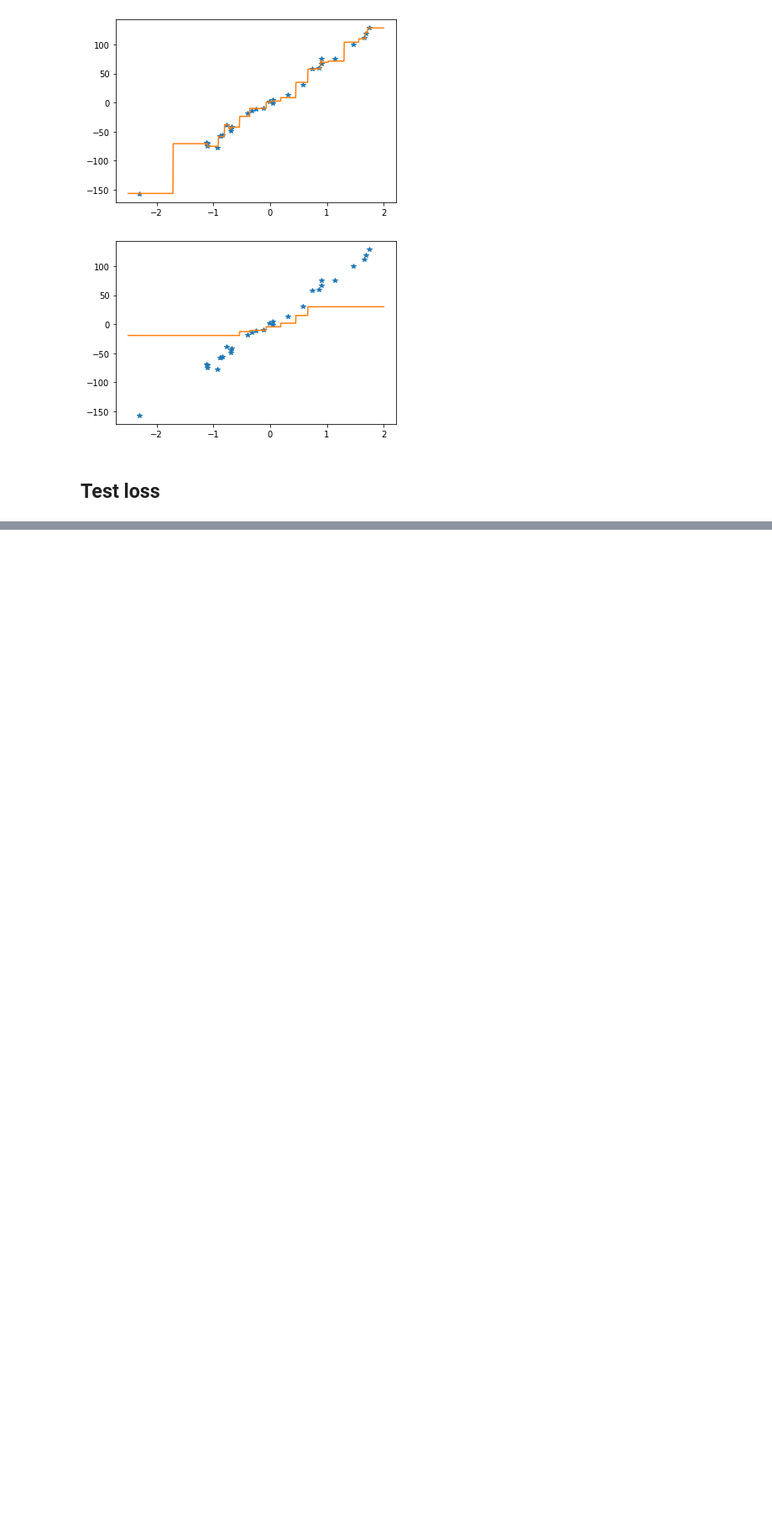
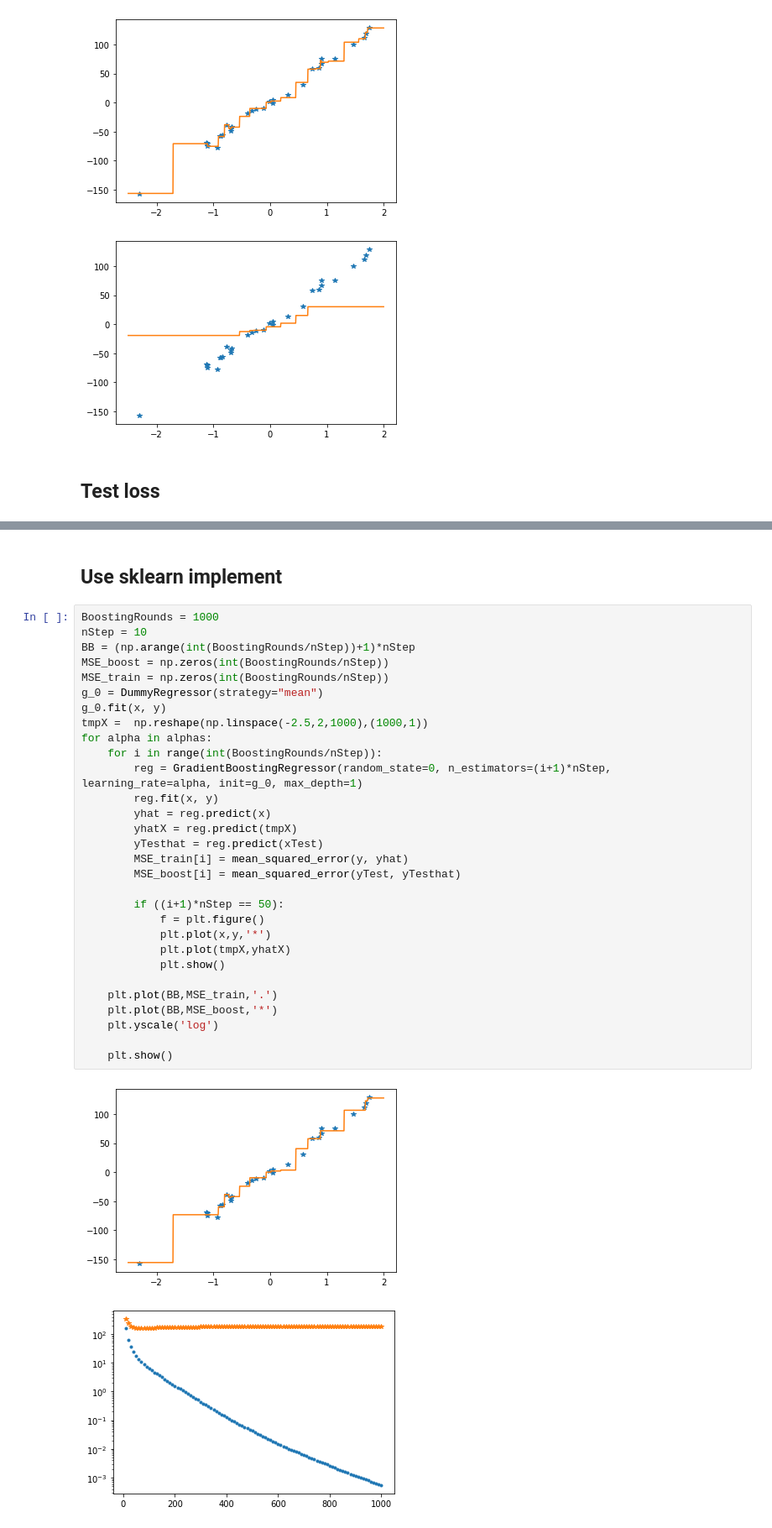
Before and after one commit to gnitnaw/Programs, a Jupyter notebook: Chapter8/RegressionBoosting.ipynb, the cells around one changed output, grey strips where cells are left out. Shown at 84% size. Drawn from its saved outputs; the diff is of its cells as text; blank space fills up the shorter version.

```diff
--- a/Chapter8/RegressionBoosting.ipynb
+++ b/Chapter8/RegressionBoosting.ipynb
@@ -138,0 +142,35 @@ for alpha in alphas:
+# %% [markdown]
+## Use sklearn implement
+# %%
+BoostingRounds = 1000
+nStep = 10
+BB = (np.arange(int(BoostingRounds/nStep))+1)*nStep
+MSE_boost = np.zeros(int(BoostingRounds/nStep))
+MSE_train = np.zeros(int(BoostingRounds/nStep))
+g_0 = DummyRegressor(strategy="mean")
+g_0.fit(x, y)
+tmpX =  np.reshape(np.linspace(-2.5,2,1000),(1000,1))
+for alpha in alphas:
+    for i in range(int(BoostingRounds/nStep)):
+        reg = GradientBoostingRegressor(random_state=0, n_estimators=(i+1)*nStep, learning_rate=alpha, init=g_0, max_depth=1)
+        reg.fit(x, y)
+        yhat = reg.predict(x)
+        yhatX = reg.predict(tmpX)
+        yTesthat = reg.predict(xTest)
+        MSE_train[i] = mean_squared_error(y, yhat)
+        MSE_boost[i] = mean_squared_error(yTest, yTesthat)
+
+        if ((i+1)*nStep == 50):
+            f = plt.figure()
+            plt.plot(x,y,'*')
+            plt.plot(tmpX,yhatX)
+            plt.show()
+
+    plt.plot(BB,MSE_train,'.')
+    plt.plot(BB,MSE_boost,'*')
+    plt.yscale('log')
+
+    plt.show()
+# %% [output]
+[figure, added]
+[figure, added]
```
Also changed, not shown: parts of 3 cells of this notebook.
